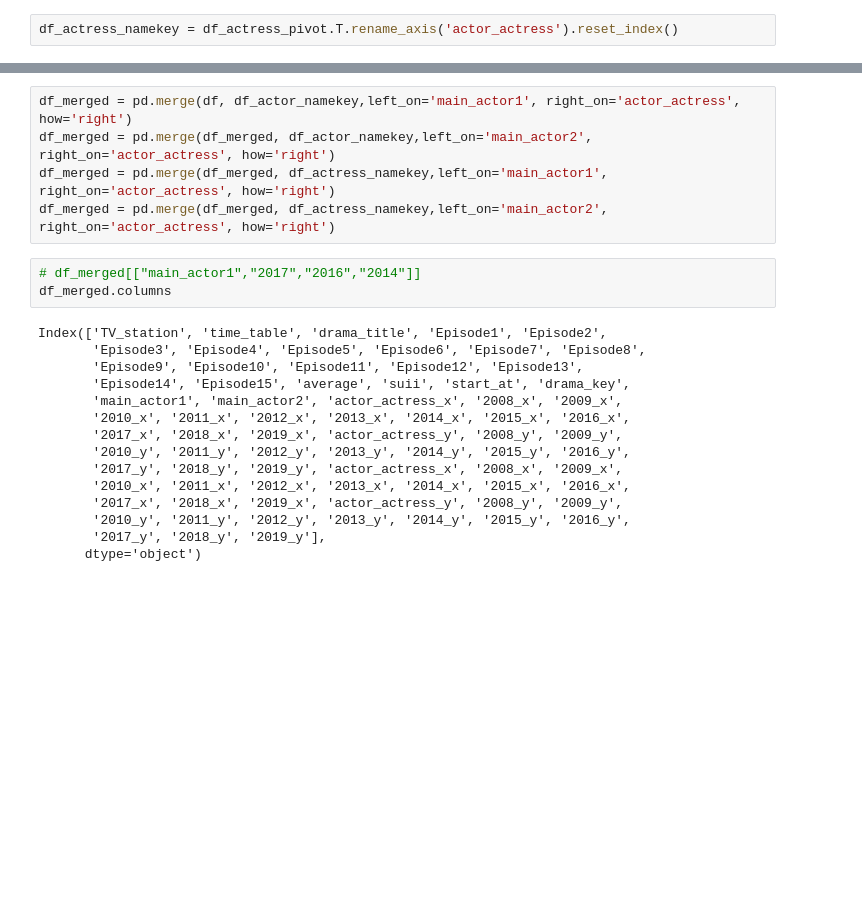
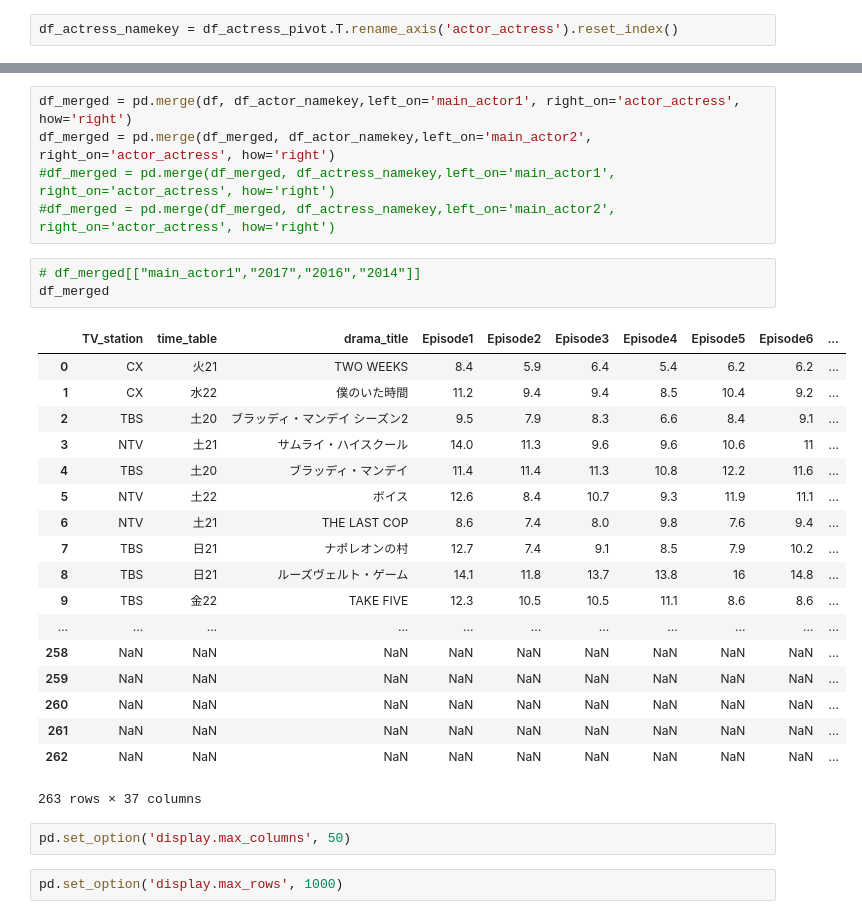
Before and after one commit to c-c-c-c/dm_integration, a Jupyter notebook: jupyter/myWrangling.ipynb, the cells around one changed output, grey strips where cells are left out. Saved outputs shown, nothing was run; the diff lists cells and outputs as text; blank space fills up the shorter version.

```diff
--- a/jupyter/myWrangling.ipynb
+++ b/jupyter/myWrangling.ipynb
@@ -172,23 +172,31 @@ df_actress_namekey
 # %%
 df_merged = pd.merge(df, df_actor_namekey,left_on='main_actor1', right_on='actor_actress', how='right')
 df_merged = pd.merge(df_merged, df_actor_namekey,left_on='main_actor2', right_on='actor_actress', how='right')
-df_merged = pd.merge(df_merged, df_actress_namekey,left_on='main_actor1', right_on='actor_actress', how='right')
-df_merged = pd.merge(df_merged, df_actress_namekey,left_on='main_actor2', right_on='actor_actress', how='right')
+#df_merged = pd.merge(df_merged, df_actress_namekey,left_on='main_actor1', right_on='actor_actress', how='right')
+#df_merged = pd.merge(df_merged, df_actress_namekey,left_on='main_actor2', right_on='actor_actress', how='right')
 # %%
 # df_merged[["main_actor1","2017","2016","2014"]]
-df_merged.columns
+df_merged
 # %% [output]
+|  | TV_station | time_table | drama_title | Episode1 | Episode2 | Episode3 | Episode4 | Episode5 | Episode6 | ... |
+| 0 | CX | 火21 | TWO WEEKS | 8.4 | 5.9 | 6.4 | 5.4 | 6.2 | 6.2 | ... |
+| 1 | CX | 水22 | 僕のいた時間 | 11.2 | 9.4 | 9.4 | 8.5 | 10.4 | 9.2 | ... |
+| 2 | TBS | 土20 | ブラッディ・マンデイ シーズン2 | 9.5 | 7.9 | 8.3 | 6.6 | 8.4 | 9.1 | ... |
+| 3 | NTV | 土21 | サムライ・ハイスクール | 14.0 | 11.3 | 9.6 | 9.6 | 10.6 | 11 | ... |
+| 4 | TBS | 土20 | ブラッディ・マンデイ | 11.4 | 11.4 | 11.3 | 10.8 | 12.2 | 11.6 | ... |
+| 5 | NTV | 土22 | ボイス | 12.6 | 8.4 | 10.7 | 9.3 | 11.9 | 11.1 | ... |
+| 6 | NTV | 土21 | THE LAST COP | 8.6 | 7.4 | 8.0 | 9.8 | 7.6 | 9.4 | ... |
+| 7 | TBS | 日21 | ナポレオンの村 | 12.7 | 7.4 | 9.1 | 8.5 | 7.9 | 10.2 | ... |
+| 8 | TBS | 日21 | ルーズヴェルト・ゲーム | 14.1 | 11.8 | 13.7 | 13.8 | 16 | 14.8 | ... |
+| 9 | TBS | 金22 | TAKE FIVE | 12.3 | 10.5 | 10.5 | 11.1 | 8.6 | 8.6 | ... |
+| ... | ... | ... | ... | ... | ... | ... | ... | ... | ... | ... |
+| 258 | NaN | NaN | NaN | NaN | NaN | NaN | NaN | NaN | NaN | ... |
+| 259 | NaN | NaN | NaN | NaN | NaN | NaN | NaN | NaN | NaN | ... |
+| 260 | NaN | NaN | NaN | NaN | NaN | NaN | NaN | NaN | NaN | ... |
+| 261 | NaN | NaN | NaN | NaN | NaN | NaN | NaN | NaN | NaN | ... |
+| 262 | NaN | NaN | NaN | NaN | NaN | NaN | NaN | NaN | NaN | ... |
-Index(['TV_station', 'time_table', 'drama_title', 'Episode1', 'Episode2',
-       'Episode3', 'Episode4', 'Episode5', 'Episode6', 'Episode7', 'Episode8',
-       'Episode9', 'Episode10', 'Episode11', 'Episode12', 'Episode13',
-       'Episode14', 'Episode15', 'average', 'suii', 'start_at', 'drama_key',
-       'main_actor1', 'main_actor2', 'actor_actress_x', '2008_x', '2009_x',
-       '2010_x', '2011_x', '2012_x', '2013_x', '2014_x', '2015_x', '2016_x',
-       '2017_x', '2018_x', '2019_x', 'actor_actress_y', '2008_y', '2009_y',
-       '2010_y', '2011_y', '2012_y', '2013_y', '2014_y', '2015_y', '2016_y',
-       '2017_y', '2018_y', '2019_y', 'actor_actress_x', '2008_x', '2009_x',
-       '2010_x', '2011_x', '2012_x', '2013_x', '2014_x', '2015_x', '2016_x',
-       '2017_x', '2018_x', '2019_x', 'actor_actress_y', '2008_y', '2009_y',
-       '2010_y', '2011_y', '2012_y', '2013_y', '2014_y', '2015_y', '2016_y',
-       '2017_y', '2018_y', '2019_y'],
-      dtype='object')
+263 rows × 37 columns
+# %%
+pd.set_option('display.max_columns', 50)
+# %%
+pd.set_option('display.max_rows', 1000)
```
Also changed, not shown: parts of 3 cells of this notebook, 3 other files.
